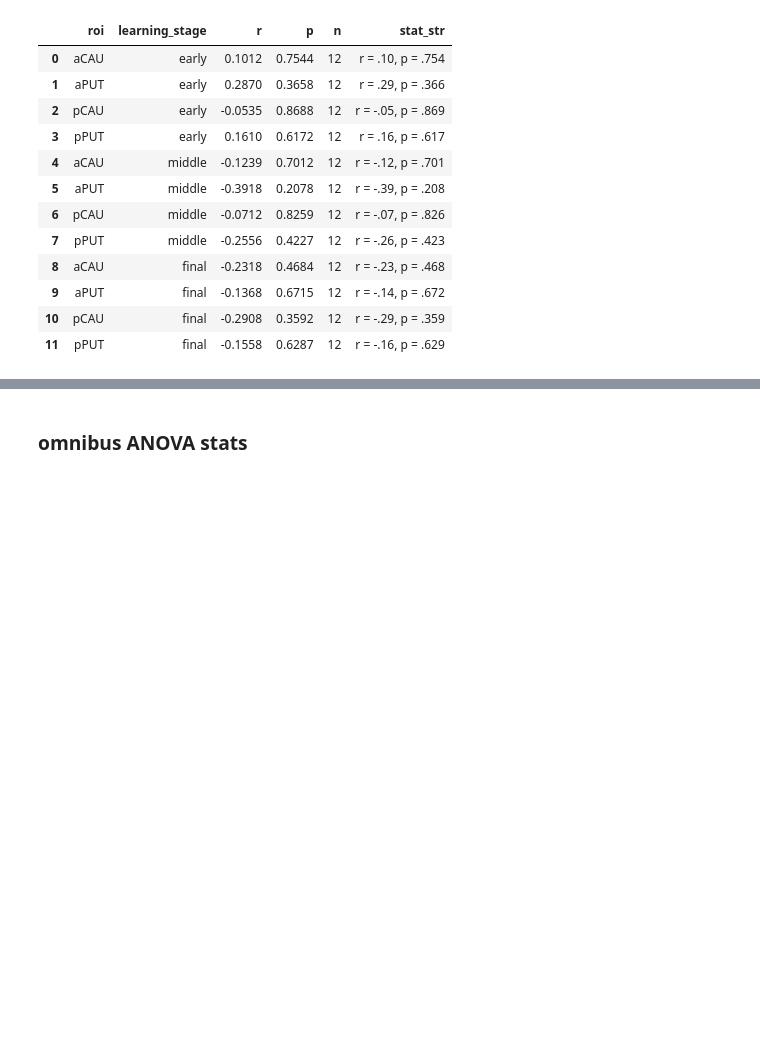
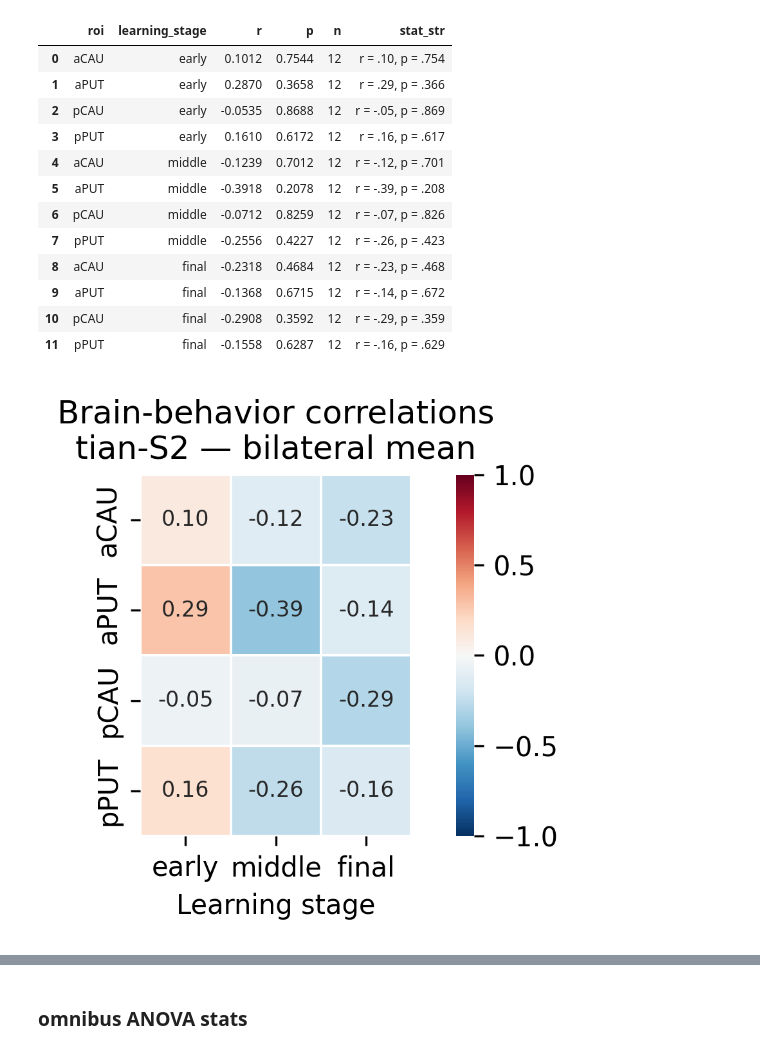
Before and after one commit to SoundBrainLab/fMRI_auditory-category-learning, a Jupyter notebook: 06_univariate/group_level_all_ROI.ipynb, the cells around one changed output, grey strips where cells are left out. Cells and saved outputs as stored; diff of their text form; code cells hidden in the pictures; blank space fills up the shorter version.

Commit message:
Plot brain-behavior correlations

```diff
--- a/06_univariate/group_level_all_ROI.ipynb
+++ b/06_univariate/group_level_all_ROI.ipynb
@@ -767,3 +767,27 @@ behav_corr_df
 | 9 | aPUT | final | -0.1368 | 0.6715 | 12 | r = -.14, p = .672 |
 | 10 | pCAU | final | -0.2908 | 0.3592 | 12 | r = -.29, p = .359 |
 | 11 | pPUT | final | -0.1558 | 0.6287 | 12 | r = -.16, p = .629 |
+# %%
+# pivot to ROI × stage matrix
+r_matrix = behav_corr_df.pivot(index='roi', columns='learning_stage', values='r')[['early', 'middle', 'final']]
+p_matrix = behav_corr_df.pivot(index='roi', columns='learning_stage', values='p')[['early', 'middle', 'final']]
+
+fig, ax = plt.subplots(figsize=(5, len(r_matrix) * 0.5 + 1), dpi=300)
+sns.heatmap(r_matrix, ax=ax, cmap='RdBu_r', center=0, vmin=-1, vmax=1,
+            linewidths=0.5, annot=True, fmt='.2f', annot_kws={'size': 8},
+            square=True)
+
+# mark significant cells with an asterisk
+for i, roi in enumerate(r_matrix.index):
+    for j, stage in enumerate(['early', 'middle', 'final']):
+        p = p_matrix.loc[roi, stage]
+        if p < 0.05:
+            ax.text(j + 0.5, i + 0.85, '*', ha='center', va='center',
+                    fontsize=12, color='black')
+
+ax.set_title(f'Brain-behavior correlations\n{network_name} — bilateral mean')
+ax.set_ylabel('')
+ax.set_xlabel('Learning stage')
+plt.tight_layout()
+# %% [output]
+[figure, added]
```
Also changed, not shown: parts of 20 cells of this notebook.
